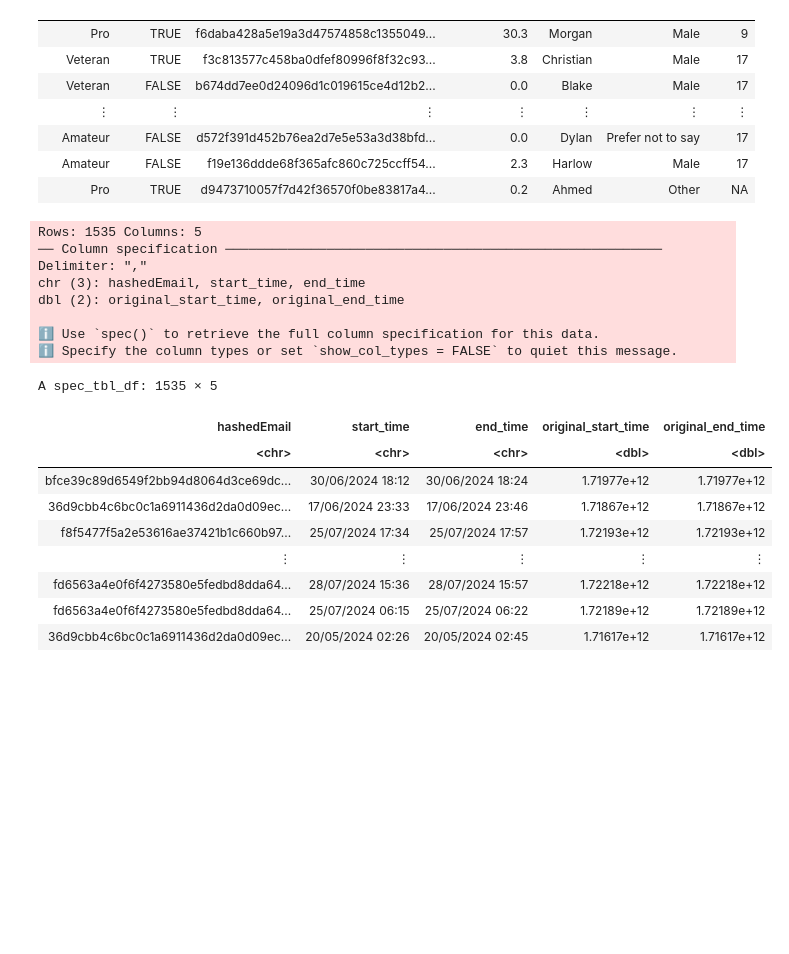
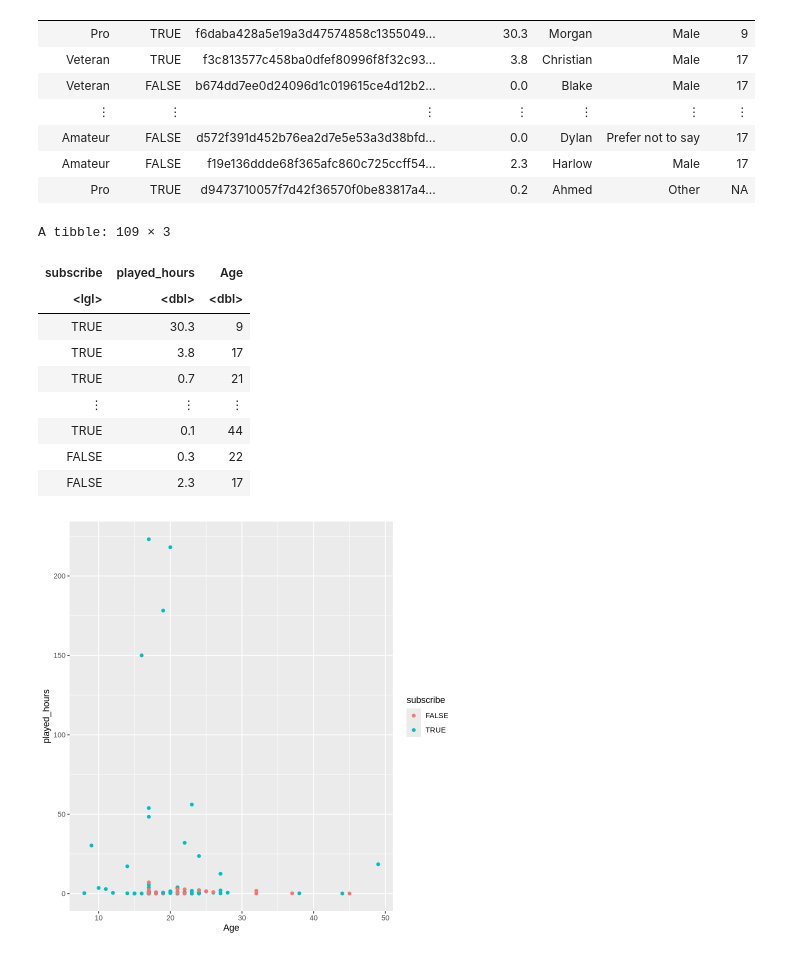
Before and after one commit to shk-am/dsci100-project, a Jupyter notebook: project_report.ipynb, the cells around one changed output. Cells and saved outputs as stored; diff of their text form; code cells hidden in the pictures; blank space fills up the shorter version.

```diff
--- a/project_report.ipynb
+++ b/project_report.ipynb
@@ -37,24 +65,26 @@ A spec_tbl_df: 196 × 7
 | Amateur | FALSE | f19e136ddde68f365afc860c725ccff54... | 2.3 | Harlow | Male | 17 |
 | Pro | TRUE | d9473710057f7d42f36570f0be83817a4... | 0.2 | Ahmed | Other | NA |
 # %%
-sessions <- read_csv("data/sessions.csv")
-sessions
+players_tidy <- players |>
+    select(subscribe, played_hours, Age) |>
+    filter(Age != "NA", played_hours > 0)
+
+players_tidy
+
+playerplot <- players_tidy |>
+    ggplot(aes(x = Age, y = played_hours, color = subscribe)) +
+    geom_point()
+
+playerplot
 # %% [output]
-Rows: 1535 Columns: 5
-── Column specification ────────────────────────────────────────────────────────
-Delimiter: ","
-chr (3): hashedEmail, start_time, end_time
-dbl (2): original_start_time, original_end_time
-
-ℹ Use `spec()` to retrieve the full column specification for this data.
-ℹ Specify the column types or set `show_col_types = FALSE` to quiet this message.
+A tibble: 109 × 3
-A spec_tbl_df: 1535 × 5
-| hashedEmail | start_time | end_time | original_start_time | original_end_time |
-| <chr> | <chr> | <chr> | <dbl> | <dbl> |
-| bfce39c89d6549f2bb94d8064d3ce69dc... | 30/06/2024 18:12 | 30/06/2024 18:24 | 1.71977e+12 | 1.71977e+12 |
-| 36d9cbb4c6bc0c1a6911436d2da0d09ec... | 17/06/2024 23:33 | 17/06/2024 23:46 | 1.71867e+12 | 1.71867e+12 |
-| f8f5477f5a2e53616ae37421b1c660b97... | 25/07/2024 17:34 | 25/07/2024 17:57 | 1.72193e+12 | 1.72193e+12 |
-| ⋮ | ⋮ | ⋮ | ⋮ | ⋮ |
-| fd6563a4e0f6f4273580e5fedbd8dda64... | 28/07/2024 15:36 | 28/07/2024 15:57 | 1.72218e+12 | 1.72218e+12 |
-| fd6563a4e0f6f4273580e5fedbd8dda64... | 25/07/2024 06:15 | 25/07/2024 06:22 | 1.72189e+12 | 1.72189e+12 |
-| 36d9cbb4c6bc0c1a6911436d2da0d09ec... | 20/05/2024 02:26 | 20/05/2024 02:45 | 1.71617e+12 | 1.71617e+12 |
+| subscribe | played_hours | Age |
+| <lgl> | <dbl> | <dbl> |
+| TRUE | 30.3 | 9 |
+| TRUE | 3.8 | 17 |
+| TRUE | 0.7 | 21 |
+| ⋮ | ⋮ | ⋮ |
+| TRUE | 0.1 | 44 |
+| FALSE | 0.3 | 22 |
+| FALSE | 2.3 | 17 |
+[figure, added]
```
Also changed, not shown: parts of 4 cells of this notebook.
